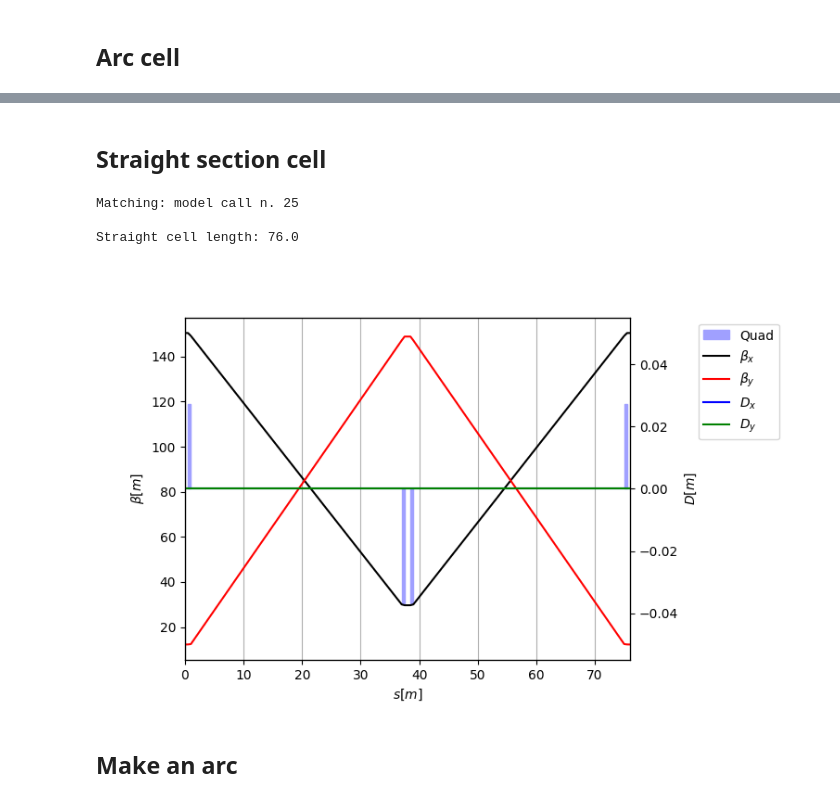
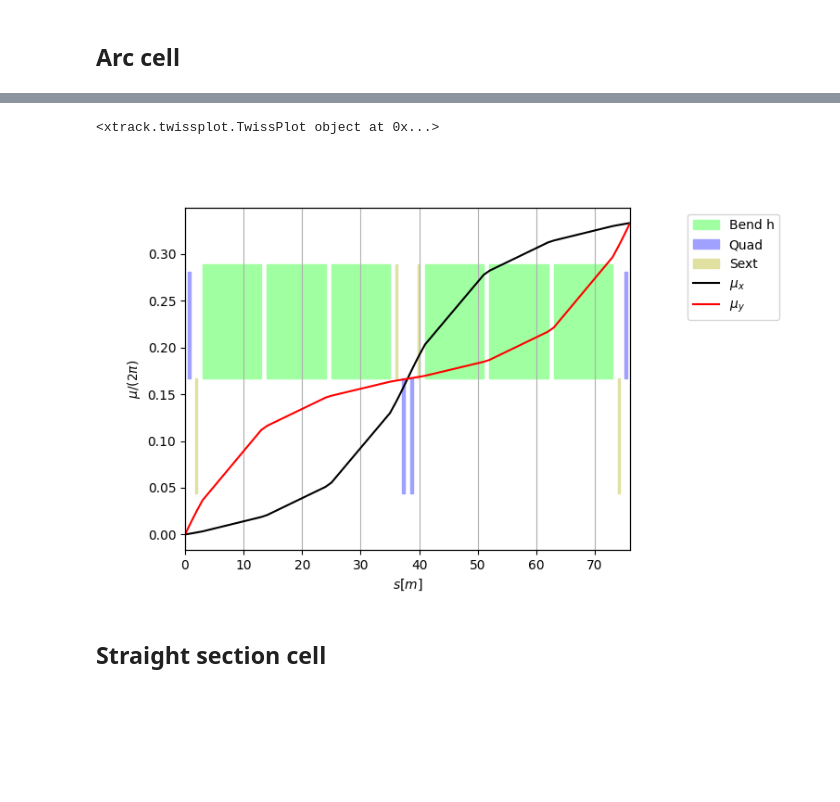
Before and after one commit to xsuite/tutorial_lattice_design, a Jupyter notebook: notebook_00_ring.ipynb, the cells around one changed output, grey strips where cells are left out. Saved outputs shown, nothing was run; the diff lists cells and outputs as text; code cells hidden in the pictures; blank space fills up the shorter version.

```diff
--- a/notebook_00_ring.ipynb
+++ b/notebook_00_ring.ipynb
@@ -73,46 +146,7 @@ Matching: model call n. 20
+# %%
+tw_cell.plot('mux muy')
+# %% [output]
+<xtrack.twissplot.TwissPlot object at 0x...>
+[figure, added]
 # %% [markdown]
 ## Straight section cell
-# %%
-env.vars({
-    'k1l.qfss': 0.027 / 2,
-    'k1l.qdss': -0.0271 / 2,
-    'kqfss.1': 'k1l.qfss / l.mq',
-    'kqdss.1': 'k1l.qdss / l.mq',
-    'angle.mb': 2 * np.pi / n_bends,
-    'k0.mb': 'angle.mb / l.mb',
-})
-cell_ss = env.new_line(components=[
-    env.new_element('ss.start', xt.Marker),
-    env.new_element('dd.ss.1.l', xt.Drift,        length='l.mq'),
-    env.new_element('qfss.l',    xt.Quadrupole, k1='kqfss.1', length='l.mq'),
-    env.new_element('dd.ss.3.l', xt.Drift,        length='3 *l.mb + 3'),
-    env.new_element('qdss.l',    xt.Quadrupole, k1='kqdss.1', length='l.mq'),
-    env.new_element('dd.ss.5.l', xt.Drift,        length='l.mq'),
-    env.new_element('dd.ss.5.r', xt.Drift,        length='l.mq'),
-    env.new_element('qdss.r',    xt.Quadrupole, k1='kqdss.1', length='l.mq'),
-    env.new_element('dd.ss.3.r', xt.Drift,        length='3 *l.mb + 3'),
-    env.new_element('qfss.r',    xt.Quadrupole, k1='kqfss.1', length='l.mq'),
-    env.new_element('dd.ss.1.r', xt.Drift,        length='l.mq'),
-
-])
-
-opt = cell_ss.match(
-    solve=False,
-    method='4d',
-    vary=xt.VaryList(['k1l.qfss', 'k1l.qdss'], step=1e-5),
-    targets=xt.TargetSet(at='ss.start',
-        betx=tw_cell.betx[-1],
-        bety=tw_cell.bety[-1],
-    ))
-opt.step(40)
-opt.solve()
-
-cell_ss.twiss4d().plot()
-print(f'Straight cell length: {cell_ss.get_length()}')
-# %% [output]
-Matching: model call n. 25
-
-Straight cell length: 76.0
-[figure, removed]
-# %% [markdown]
-## Make an arc
```
Also changed, not shown: parts of 55 cells of this notebook.
